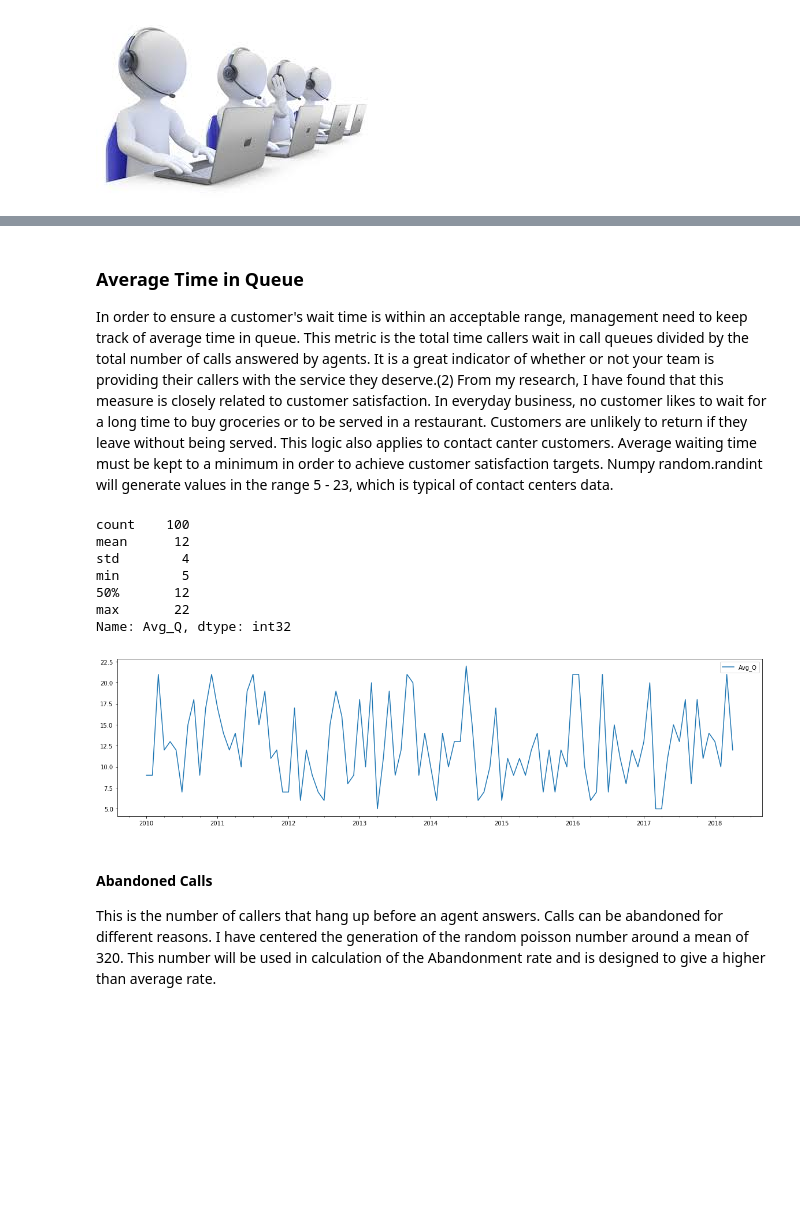
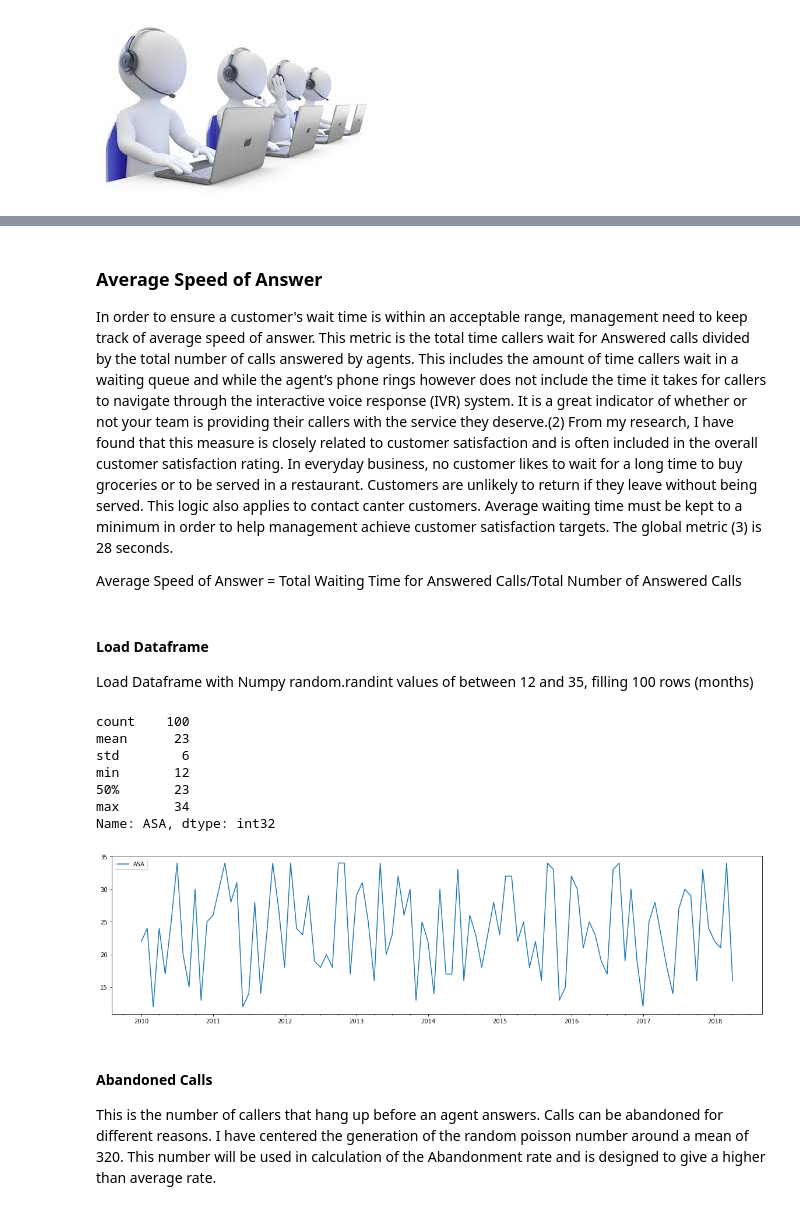
Before and after one commit to eamonnofarrell/Programming_Project, a Jupyter notebook: Prog_Project.ipynb, the cells around one changed output, grey strips where cells are left out. Saved outputs shown, nothing was run; the diff lists cells and outputs as text; code cells hidden in the pictures; blank space fills up the shorter version.

```diff
--- a/Prog_Project.ipynb
+++ b/Prog_Project.ipynb
@@ -42,3 +42,5 @@ Name: Calls, dtype: int32
 # %% [markdown]
-### Average Time in Queue
-In order to ensure a customer's wait time is within an acceptable range, management need to keep track of average time in queue. This metric is the total time callers wait in call queues divided by the total number of calls answered by agents. It is a great indicator of whether or not your team is providing their callers with the service they deserve.(2) From my research, I have found that this measure is closely related to customer satisfaction. In everyday business, no customer likes to wait for a long time to buy groceries or to be served in a restaurant. Customers are unlikely to return if they leave without being served. This logic also applies to contact canter customers. Average waiting time must be kept to a minimum in order to achieve customer satisfaction targets. Numpy random.randint will generate values in the range 5 - 23, which is typical of contact centers data.
+### Average Speed of Answer
+In order to ensure a customer's wait time is within an acceptable range, management need to keep track of average speed of answer. This metric is the total time callers wait for Answered calls divided by the total number of calls answered by agents. This includes the amount of time callers wait in a waiting queue and while the agent’s phone rings however does not include the time it takes for callers to navigate through the interactive voice response (IVR) system. It is a great indicator of whether or not your team is providing their callers with the service they deserve.(2) From my research, I have found that this measure is closely related to customer satisfaction and is often included in the overall customer satisfaction rating. In everyday business, no customer likes to wait for a long time to buy groceries or to be served in a restaurant. Customers are unlikely to return if they leave without being served. This logic also applies to contact canter customers. Average waiting time must be kept to a minimum in order to help management achieve customer satisfaction targets. The global metric (3) is 28 seconds.
+
+Average Speed of Answer = Total Waiting Time for Answered Calls/Total Number of Answered Calls
@@ -48,16 +47,19 @@ Load Dataframe with randint values  between 5 and 23, filling 100 rows (months)
+# %% [markdown]
+#### Load Dataframe
+Load Dataframe with Numpy random.randint values of between 12 and 35, filling 100 rows (months)
 # %%
-Calls["Avg_Q"] = pd.DataFrame.assign(np.random.randint(5,23, len(rng))) # randomly generate time in Q - values between 5 - 23
-Calls.plot(y=['Avg_Q'], use_index=True, figsize=(20, 5)) # show graph of simulated time in Q
-Calls['Avg_Q'].describe(percentiles=[]).astype(int) # check resulting min, max, mean values
+Calls["ASA"] = pd.DataFrame.assign(np.random.randint(12,35, len(rng))) # randomly generate time in Q - values between 5 - 23
+Calls.plot(y=['ASA'], use_index=True, figsize=(20, 5)) # show graph of simulated time in Q
+Calls['ASA'].describe(percentiles=[]).astype(int) # check resulting min, max, mean values
 # %% [output]
 count    100
-mean      12
-std        4
-min        5
-50%       12
-max       22
-Name: Avg_Q, dtype: int32
+mean      23
+std        6
+min       12
+50%       23
+max       34
+Name: ASA, dtype: int32
-[figure, old version]
+[figure, new version]
 # %% [markdown]
 #### Abandoned Calls
 This is the number of callers that hang up before an agent answers. Calls can be abandoned for different reasons. I have centered the generation of the random poisson number around a mean of 320. This number will be used in calculation of the Abandonment rate and is designed to give a higher than average rate.
```
Also changed, not shown: parts of 21 cells of this notebook.
